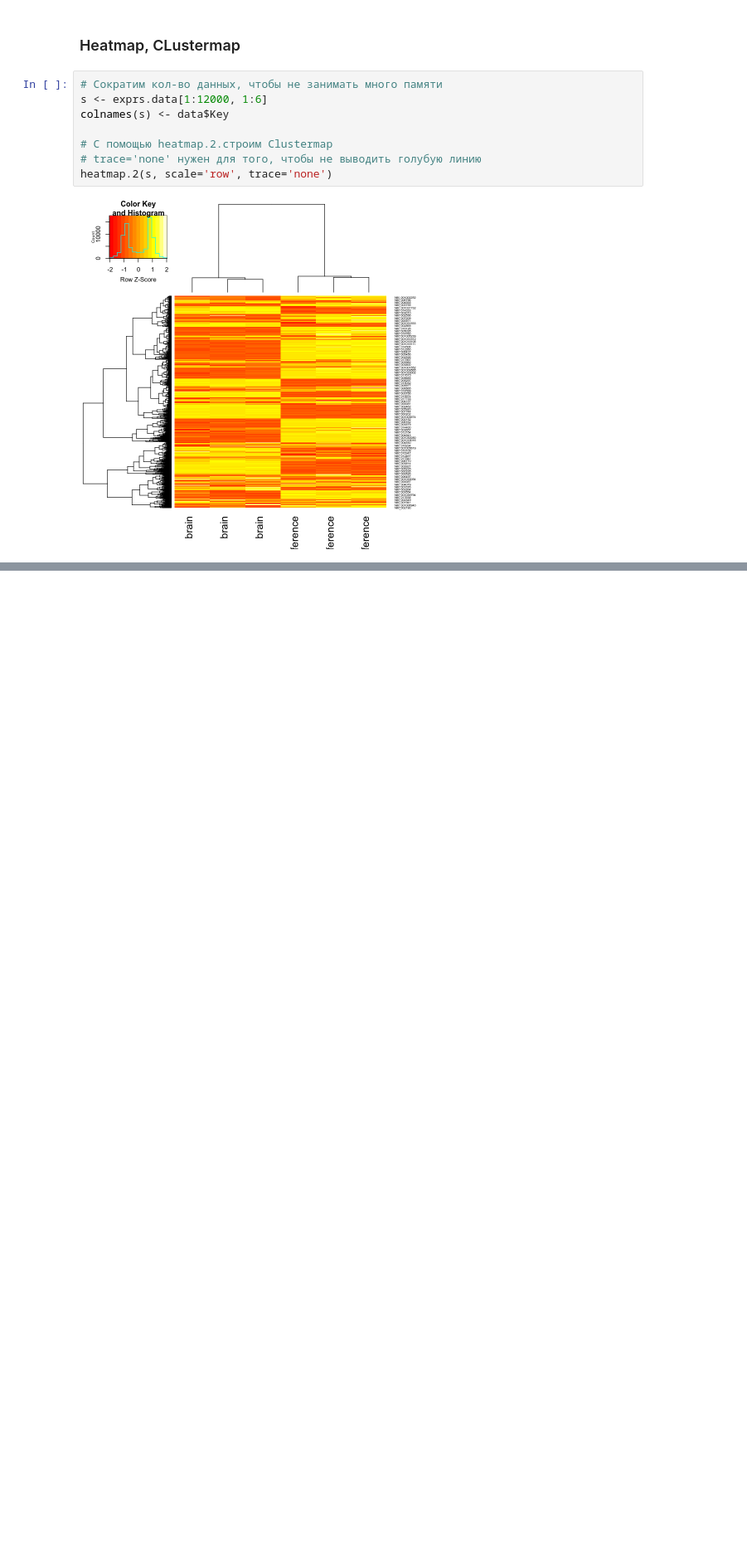
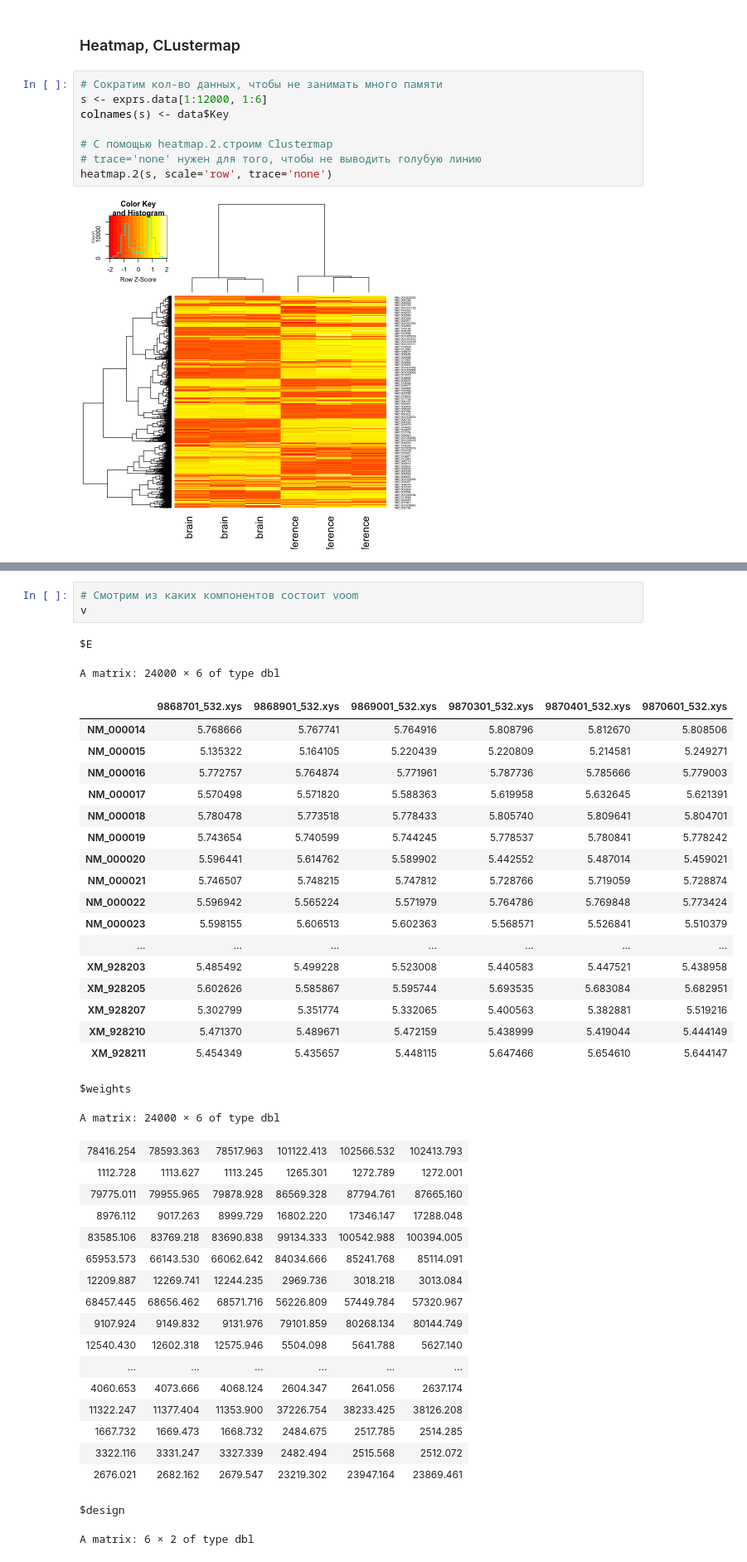
Before and after one commit to marcenavuc/bioinf_tutors, a Jupyter notebook: DEA/r_examples/DEA Example.ipynb, the cells around one changed output, grey strips where cells are left out. Shown at 83% size. Drawn from its saved outputs; the diff is of its cells as text; blank space fills up the shorter version.

```diff
--- a/DEA/r_examples/DEA Example.ipynb
+++ b/DEA/r_examples/DEA Example.ipynb
@@ -291,0 +322,43 @@ heatmap.2(s, scale='row', trace='none')
+# %%
+# Смотрим из каких компонентов состоит voom
+v
+# %% [output]
+$E
+A matrix: 24000 × 6 of type dbl
+|  | 9868701_532.xys | 9868901_532.xys | 9869001_532.xys | 9870301_532.xys | 9870401_532.xys | 9870601_532.xys |
+| NM_000014 | 5.768666 | 5.767741 | 5.764916 | 5.808796 | 5.812670 | 5.808506 |
+| NM_000015 | 5.135322 | 5.164105 | 5.220439 | 5.220809 | 5.214581 | 5.249271 |
+| NM_000016 | 5.772757 | 5.764874 | 5.771961 | 5.787736 | 5.785666 | 5.779003 |
+| NM_000017 | 5.570498 | 5.571820 | 5.588363 | 5.619958 | 5.632645 | 5.621391 |
+| NM_000018 | 5.780478 | 5.773518 | 5.778433 | 5.805740 | 5.809641 | 5.804701 |
+| NM_000019 | 5.743654 | 5.740599 | 5.744245 | 5.778537 | 5.780841 | 5.778242 |
+| NM_000020 | 5.596441 | 5.614762 | 5.589902 | 5.442552 | 5.487014 | 5.459021 |
+| NM_000021 | 5.746507 | 5.748215 | 5.747812 | 5.728766 | 5.719059 | 5.728874 |
+| NM_000022 | 5.596942 | 5.565224 | 5.571979 | 5.764786 | 5.769848 | 5.773424 |
+| NM_000023 | 5.598155 | 5.606513 | 5.602363 | 5.568571 | 5.526841 | 5.510379 |
+| ... | ... | ... | ... | ... | ... | ... |
+| XM_928203 | 5.485492 | 5.499228 | 5.523008 | 5.440583 | 5.447521 | 5.438958 |
+| XM_928205 | 5.602626 | 5.585867 | 5.595744 | 5.693535 | 5.683084 | 5.682951 |
+| XM_928207 | 5.302799 | 5.351774 | 5.332065 | 5.400563 | 5.382881 | 5.519216 |
+| XM_928210 | 5.471370 | 5.489671 | 5.472159 | 5.438999 | 5.419044 | 5.444149 |
+| XM_928211 | 5.454349 | 5.435657 | 5.448115 | 5.647466 | 5.654610 | 5.644147 |
+$weights
+A matrix: 24000 × 6 of type dbl
+| 78416.254 | 78593.363 | 78517.963 | 101122.413 | 102566.532 | 102413.793 |
+| 1112.728 | 1113.627 | 1113.245 | 1265.301 | 1272.789 | 1272.001 |
+| 79775.011 | 79955.965 | 79878.928 | 86569.328 | 87794.761 | 87665.160 |
+| 8976.112 | 9017.263 | 8999.729 | 16802.220 | 17346.147 | 17288.048 |
+| 83585.106 | 83769.218 | 83690.838 | 99134.333 | 100542.988 | 100394.005 |
+| 65953.573 | 66143.530 | 66062.642 | 84034.666 | 85241.768 | 85114.091 |
+| 12209.887 | 12269.741 | 12244.235 | 2969.736 | 3018.218 | 3013.084 |
+| 68457.445 | 68656.462 | 68571.716 | 56226.809 | 57449.784 | 57320.967 |
+| 9107.924 | 9149.832 | 9131.976 | 79101.859 | 80268.134 | 80144.749 |
+| 12540.430 | 12602.318 | 12575.946 | 5504.098 | 5641.788 | 5627.140 |
+| ... | ... | ... | ... | ... | ... |
+| 4060.653 | 4073.666 | 4068.124 | 2604.347 | 2641.056 | 2637.174 |
+| 11322.247 | 11377.404 | 11353.900 | 37226.754 | 38233.425 | 38126.208 |
+| 1667.732 | 1669.473 | 1668.732 | 2484.675 | 2517.785 | 2514.285 |
+| 3322.116 | 3331.247 | 3327.339 | 2482.494 | 2515.568 | 2512.072 |
+| 2676.021 | 2682.162 | 2679.547 | 23219.302 | 23947.164 | 23869.461 |
+$design
+A matrix: 6 × 2 of type dbl
```
Also changed, not shown: parts of 27 cells of this notebook, 38 other files.
